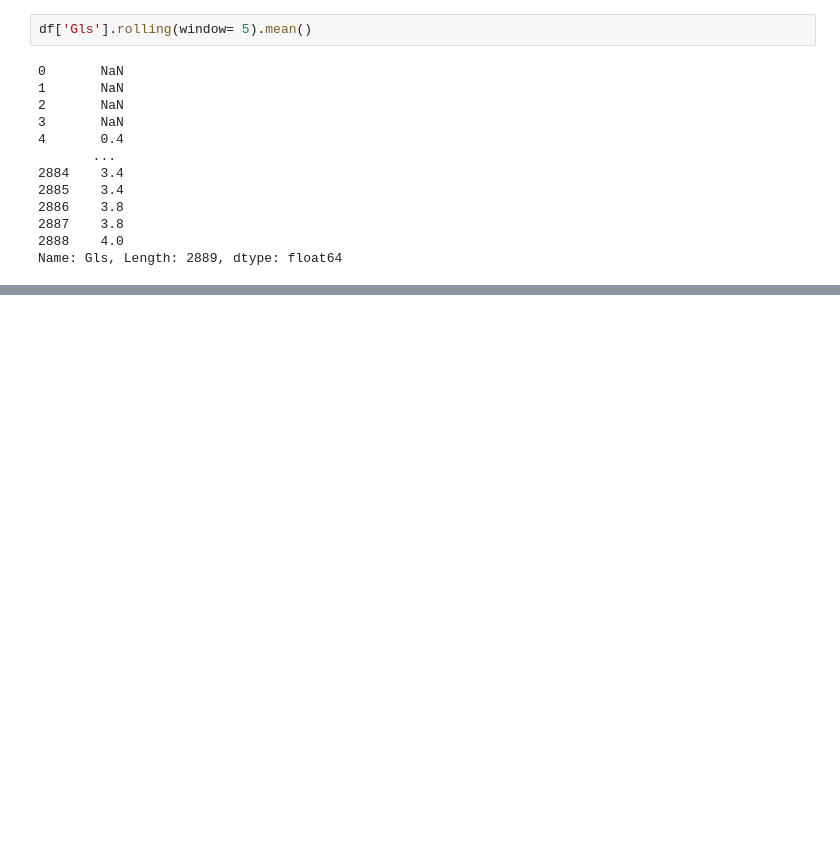
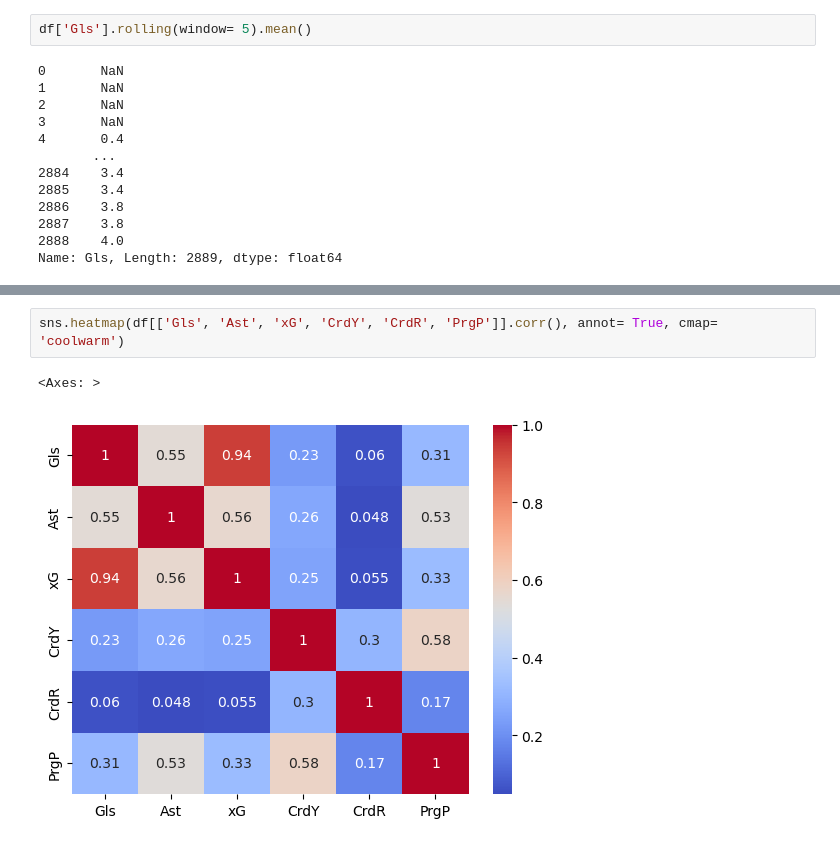
Before and after one commit to pawan-rai02/Football-Analytics, a Jupyter notebook: 06-data-analysis/02-statistics.ipynb, the cells around one changed output, grey strips where cells are left out. Saved outputs shown, nothing was run; the diff lists cells and outputs as text; blank space fills up the shorter version.

```diff
--- a/06-data-analysis/02-statistics.ipynb
+++ b/06-data-analysis/02-statistics.ipynb
@@ -41,0 +52,5 @@ Name: Gls, Length: 2889, dtype: float64
+# %%
+sns.heatmap(df[['Gls', 'Ast', 'xG', 'CrdY', 'CrdR', 'PrgP']].corr(), annot= True, cmap= 'coolwarm')
+# %% [output]
+<Axes: >
+[figure, added]
```
Also changed, not shown: parts of 2 cells of this notebook, 4 other files.
